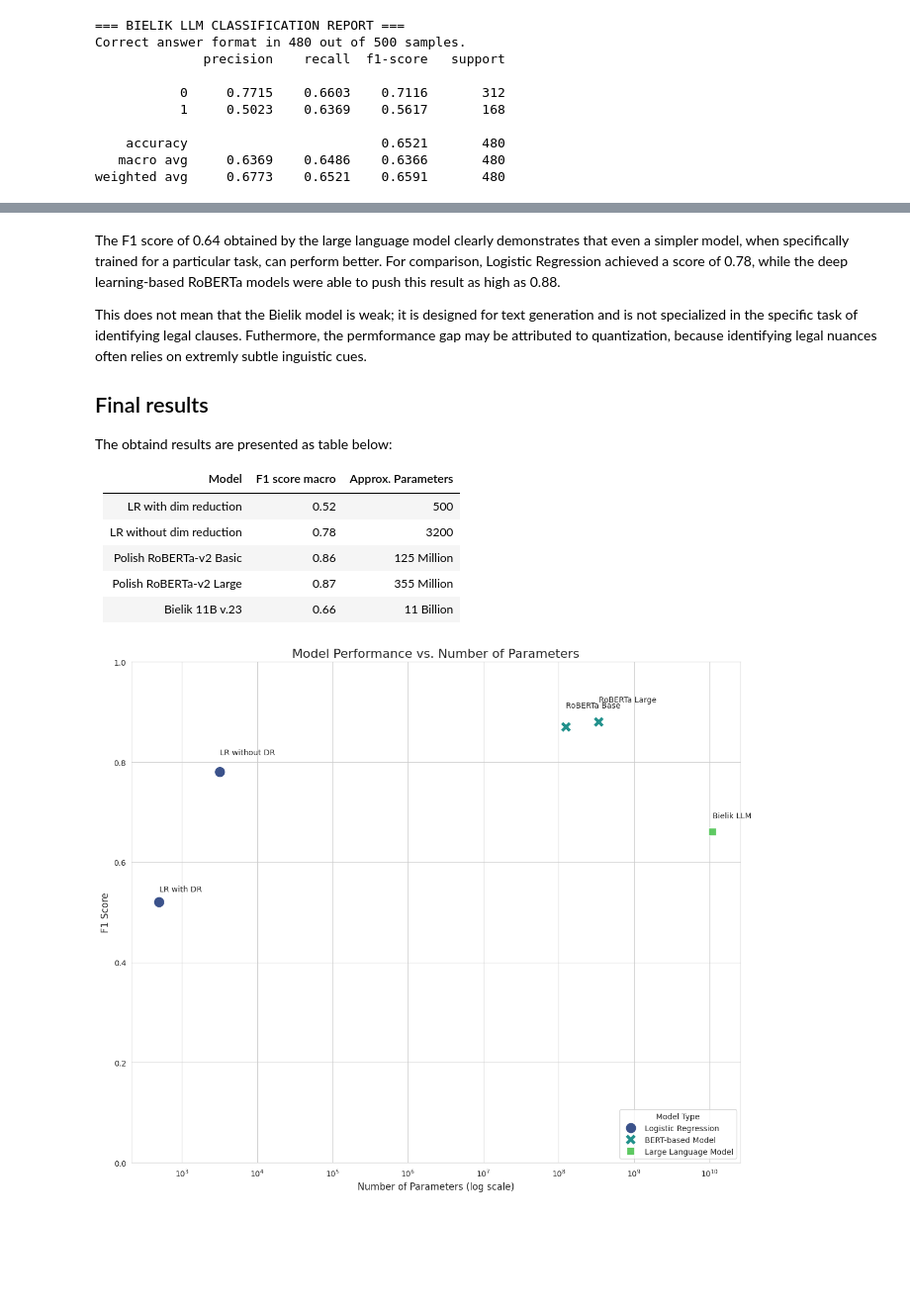
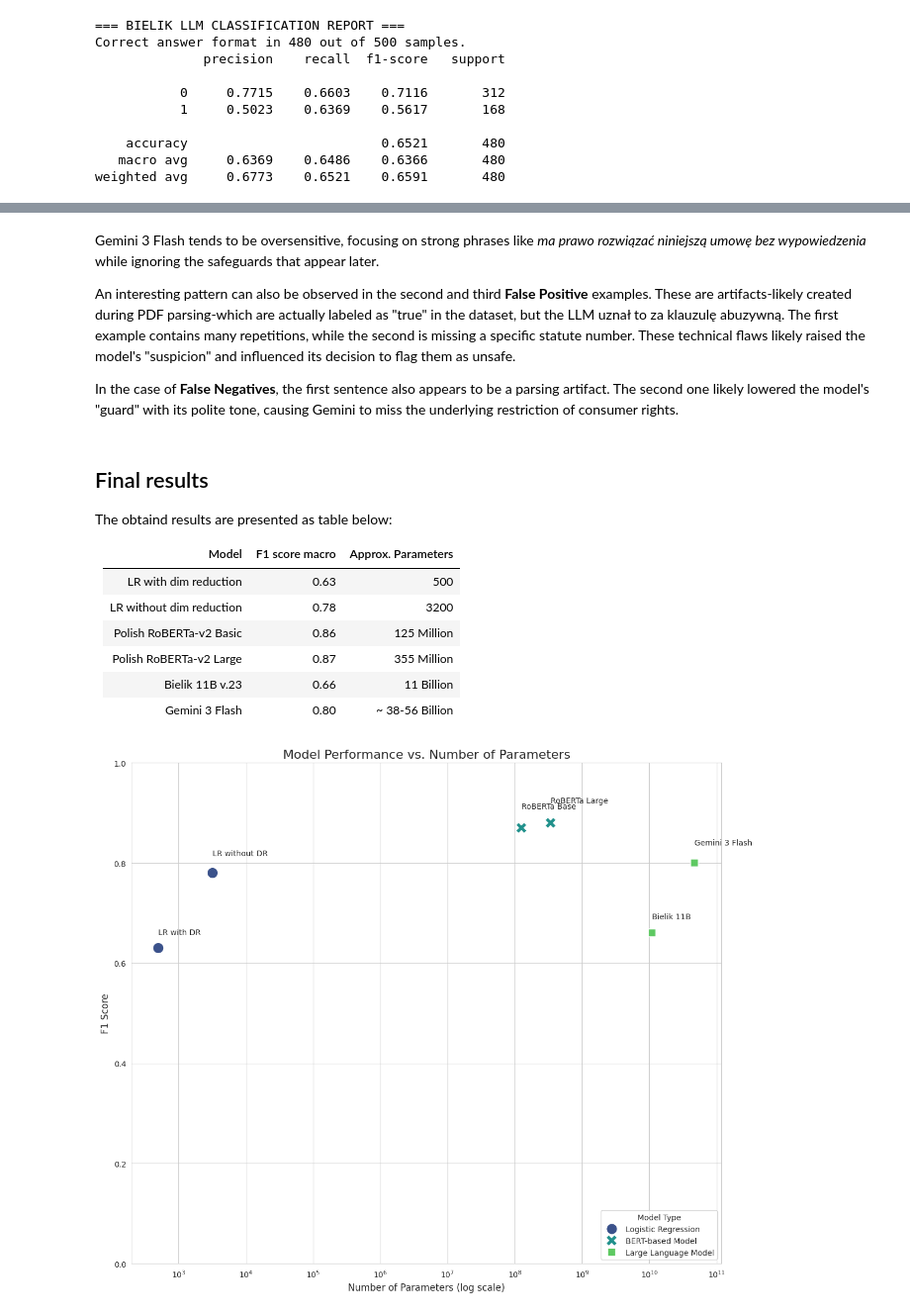
Before and after one commit to jakrog01/UnfairClausesNLP, a Jupyter notebook: UnfairClauses.ipynb, the cells around one changed output, grey strips where cells are left out. Shown at 99% size. Cells and saved outputs as stored; diff of their text form; code cells hidden in the pictures; blank space fills up the shorter version.

Commit message:
Add gemini

```diff
--- a/UnfairClauses.ipynb
+++ b/UnfairClauses.ipynb
@@ -859,18 +1027,21 @@ weighted avg     0.6773    0.6521    0.6591       480
+# %% [markdown]
+Gemini 3 Flash tends to be oversensitive, focusing on strong phrases like _ma prawo rozwiązać niniejszą umowę bez wypowiedzenia_ while ignoring the safeguards that appear later.
+
+An interesting pattern can also be observed in the second and third **False Positive** examples. These are artifacts-likely created during PDF parsing-which are actually labeled as "true" in the dataset, but the LLM uznał to za klauzulę abuzywną. The first example contains many repetitions, while the second is missing a specific statute number. These technical flaws likely raised the model's "suspicion" and influenced its decision to flag them as unsafe.
+
+In the case of **False Negatives**, the first sentence also appears to be a parsing artifact. The second one likely lowered the model's "guard" with its polite tone, causing Gemini to miss the underlying restriction of consumer rights.
 # %% [markdown]
-The F1 score of 0.64 obtained by the large language model clearly demonstrates that even a simpler model, when specifically trained for a particular task, can perform better. For comparison, Logistic Regression achieved a score of 0.78, while the deep learning-based RoBERTa models were able to push this result as high as 0.88.
-
-This does not mean that the Bielik model is weak; it is designed for text generation and is not specialized in the specific task of identifying legal clauses. Futhermore, the permformance gap may be attributed to quantization, because identifying legal nuances often relies on extremly subtle inguistic cues.
-
 ## Final results
 The obtaind results are presented as table below:
 
 | Model | F1 score macro | Approx. Parameters |
 | :--- | :---: | :---: |
-| LR with dim reduction | 0.52| 500 |
+| LR with dim reduction | 0.63| 500 |
 | LR without dim reduction | 0.78| 3200 |
 | Polish RoBERTa-v2 Basic | 0.86 | 125 Million |
 | Polish RoBERTa-v2 Large | 0.87 | 355 Million |
 | Bielik 11B v.23 | 0.66 | 11 Billion |
+| Gemini 3 Flash | 0.80 | ~ 38-56 Billion |
 # %%
 data = {
     'Model': [
@@ -878,27 +1049,31 @@ data = {
         'LR without DR',
         'RoBERTa Base',
         'RoBERTa Large',
-        'Bielik LLM'
+        'Bielik 11B',
+        'Gemini 3 Flash'
     ],
     'F1 Score': [
-        0.52,
+        0.63,
         0.78,
         0.87,
         0.88,
-        0.66
+        0.66,
+        0.80
     ],
     'Parameters': [
         500,
         3200,
         125e6,
         340e6,
-        11e9
+        11e9,
+        47e9
     ],
     'Type': [
         'Logistic Regression',
         'Logistic Regression',
         'BERT-based Model',
         'BERT-based Model',
+        'Large Language Model',
         'Large Language Model'
     ]
 }
@@ -910,32 +1085,32 @@ sns.set_style("whitegrid")
 scatter = sns.scatterplot(
     data=result_df,
     x='Parameters',
     y='F1 Score',
     hue='Type',
     style='Type',
     s=200,
     palette='viridis',
     zorder=5
 )
 
 for i in range (result_df.shape[0]):
     plt.text(
         x=result_df['Parameters'][i],
         y=result_df['F1 Score'][i]* 1.05,
         s=result_df['Model'][i],
         fontsize=10,
         verticalalignment='center'
     )
 
 
 plt.xscale('log')
 plt.legend(loc = 'lower right', title='Model Type')
 plt.title('Model Performance vs. Number of Parameters', fontsize=16)
 plt.xlabel('Number of Parameters (log scale)', fontsize=12)
 plt.ylabel('F1 Score', fontsize=12)
 plt.ylim(0, 1)
 plt.tight_layout()
 plt.show()
 # %% [output]
-[figure, old version]
+[figure, new version]
 # %% [markdown]
```
Also changed, not shown: parts of 20 cells of this notebook, 2 other files.
